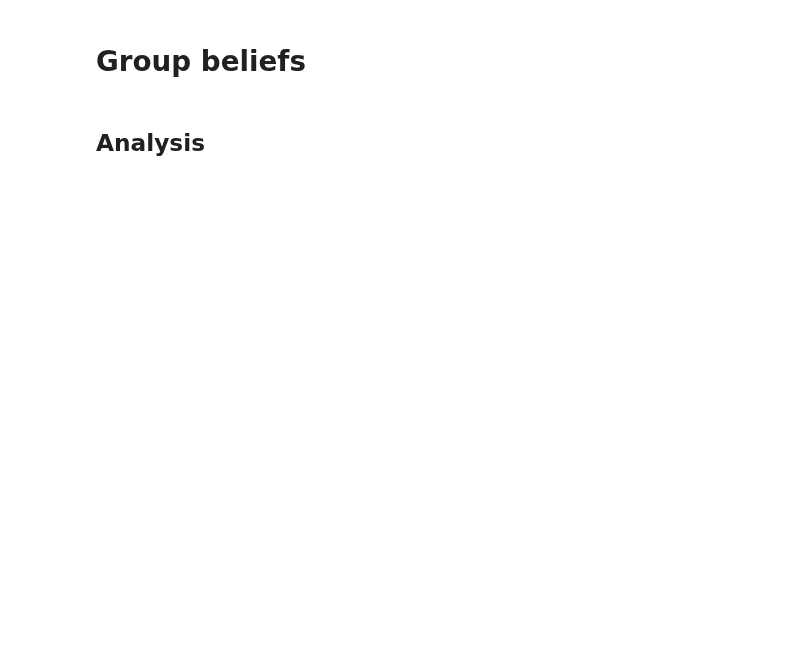
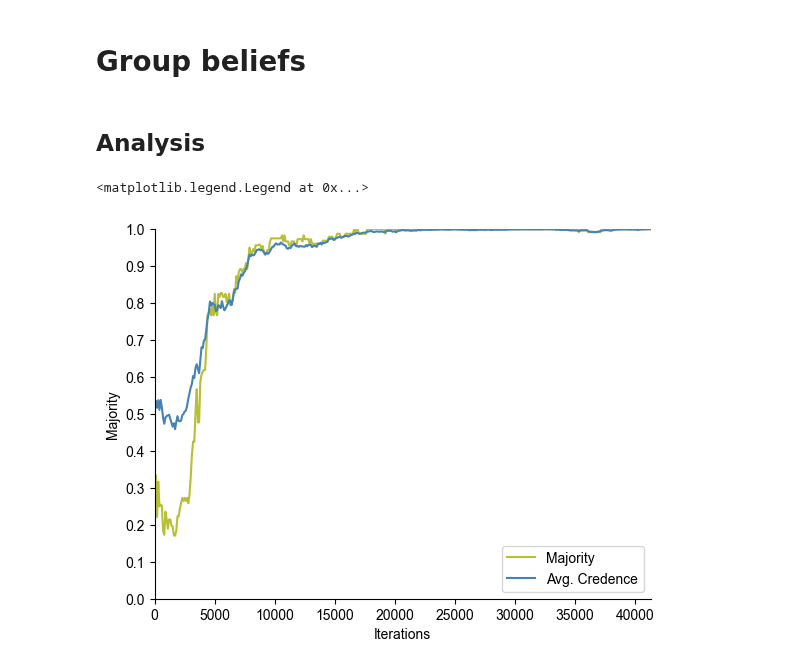
Before and after one commit to alexandroskoliousis/polygraphs, a Jupyter notebook: examples/group-beliefs.ipynb, the cells around one changed output. Drawn from its saved outputs; the diff is of its cells as text; code cells hidden in the pictures; blank space fills up the shorter version.

Commit message:
Updated Group Beliefs Notebook

```diff
--- a/examples/group-beliefs.ipynb
+++ b/examples/group-beliefs.ipynb
@@ -116,6 +116,7 @@ def majority(beliefs, threshold=0.5, weights=None):
     result = votes.sum() / weights.sum()
     return result.item()
 
+
 def average_credence(beliefs):
     # print("Sum:", beliefs.sum())
     # print("# samples:", len(beliefs))
@@ -132,38 +133,57 @@ def postprocess(directory, id):
     """
     # Resulting hashtable
     ht = {}
+    average = {}
+
     graphs, _ = dgl.load_graphs(os.path.join(directory, f"{id}.bin"))
     graph = graphs[0]
     # Remove self-loops
     graph = dgl.remove_self_loop(graph)
+
     # Weights are the in-degrees
     weights = graph.in_degrees()
     # Weights are the out-degrees
     # weights = graph.out_degrees()
     # No weights
     # weights = None
+
     fp = h5py.File(os.path.join(directory, f"{id}.hd5"), "r")
-    _keys = [int(key) for key in fp.keys()]
+    _keys = [int(key) for key in fp["beliefs"].keys()]
     _keys = sorted(_keys)
+
     for key in _keys:
-        beliefs = torch.tensor(fp[str(key)][:])
+        beliefs = torch.tensor(fp["beliefs"][str(key)][:])
         ht[key] = majority(beliefs, threshold=0.7, weights=weights)
-    return ht
+        average[key] = average_credence(beliefs)
+    return ht, average
 
-
-ht = postprocess("data/complete", 1)
+ht, average = postprocess("data/barabasialbert", 1)
 # %%
-plt.rc('font', **{'family':'sans-serif','sans-serif':['Arial'], 'size': 16})
+plt.rc('font', **{'family':'sans-serif','sans-serif':['Arial'], 'size': 10})
 
 # Configure the y-axis - find max value and use discrete steps
 plt.ylim([0, 1])
 plt.yticks(np.arange(0, 1.1, 0.1))
 plt.ylabel('Majority')
+
 # Configure the x-axis
 plt.xlim([0, max(ht.keys())])
 plt.xlabel('Iterations')
+
+# Remove spines
+plt.gca().spines['top'].set_visible(False)
+plt.gca().spines['right'].set_visible(False)
+
 # Create a bar chart
 plt.plot(ht.keys(),
          ht.values(),
-         '--o',
          color='#B7BF35')
+
+plt.plot(average.keys(),
+         average.values(),
+         color='steelblue')
+
+plt.legend(['Majority', 'Avg. Credence'], loc='lower right')
+# %% [output]
+<matplotlib.legend.Legend at 0x...>
+[figure, added]
```
Also changed, not shown: parts of 1 cell of this notebook.
